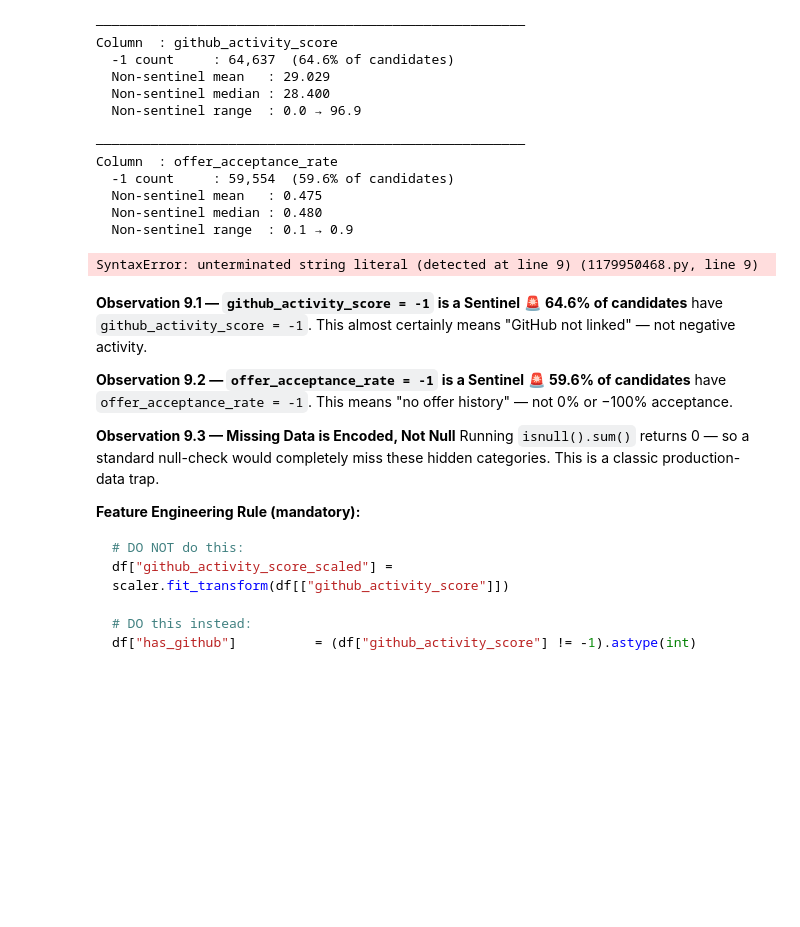
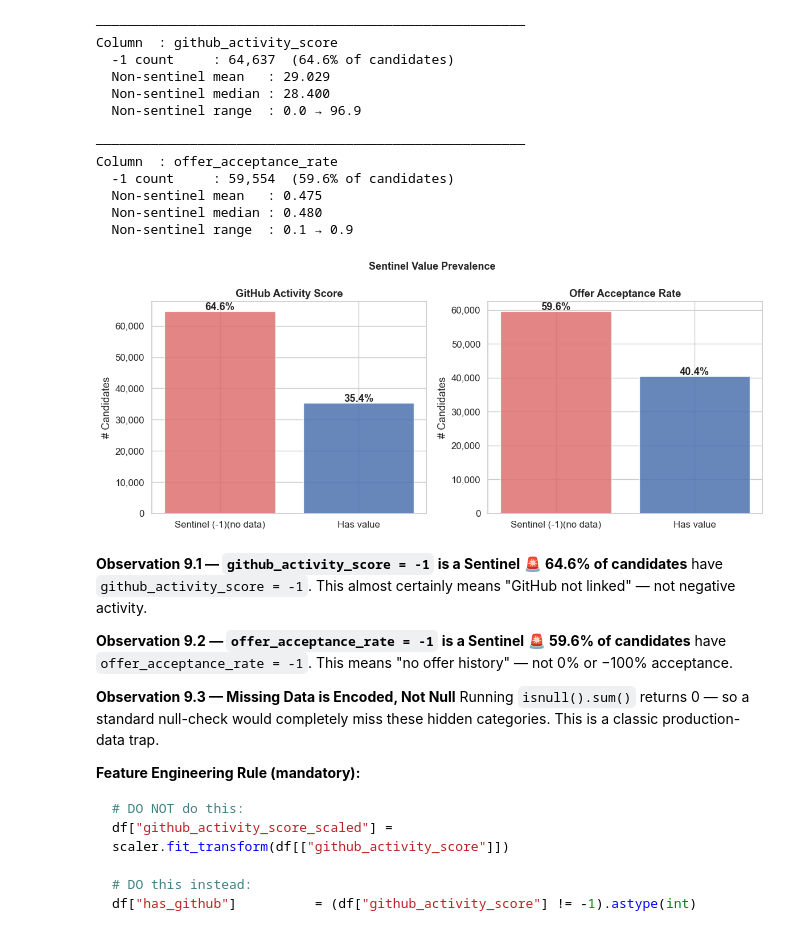
Before and after one commit to abhi-7-7/India_run_hackathon, a Jupyter notebook: EDA/01_eda.ipynb, the cells around one changed output. Saved outputs shown, nothing was run; the diff lists cells and outputs as text; code cells hidden in the pictures; blank space fills up the shorter version.

```diff
--- a/EDA/01_eda.ipynb
+++ b/EDA/01_eda.ipynb
@@ -721,28 +721,27 @@ Column  : offer_acceptance_rate
 # %%
 fig, axes = plt.subplots(1, 2, figsize=(FIG_W, FIG_H))
 
 for ax, col, label in zip(
     axes,
     ["github_activity_score", "offer_acceptance_rate"],
     ["GitHub Activity Score", "Offer Acceptance Rate"]
 ):
     vals = behavior_df[col]
-    categories = ["Sentinel (-1)
-(no data)", "Has value"]
+    categories = ["Sentinel (-1)(no data)", "Has value"]
     counts     = [(vals == -1).sum(), (vals != -1).sum()]
     colors     = ["#e07070", ACCENT]
     ax.bar(categories, counts, color=colors, alpha=0.85, edgecolor="white")
     ax.set_title(label, fontweight="bold")
     ax.set_ylabel("# Candidates")
     ax.yaxis.set_major_formatter(mticker.FuncFormatter(lambda x, _: f"{int(x):,}"))
     for i, (cat, cnt) in enumerate(zip(categories, counts)):
         ax.text(i, cnt + 400, f"{100*cnt/len(vals):.1f}%", ha="center", fontweight="bold")
 
 fig.suptitle("Sentinel Value Prevalence", fontsize=13, fontweight="bold")
 plt.tight_layout()
 plt.show()
 # %% [output]
-SyntaxError: unterminated string literal (detected at line 9) (1179950468.py, line 9)
+[figure, added]
 # %% [markdown]
 **Observation 9.1 — `github_activity_score = -1` is a Sentinel** 🚨
 **64.6% of candidates** have `github_activity_score = -1`.
```
Also changed, not shown: parts of 18 cells of this notebook.
